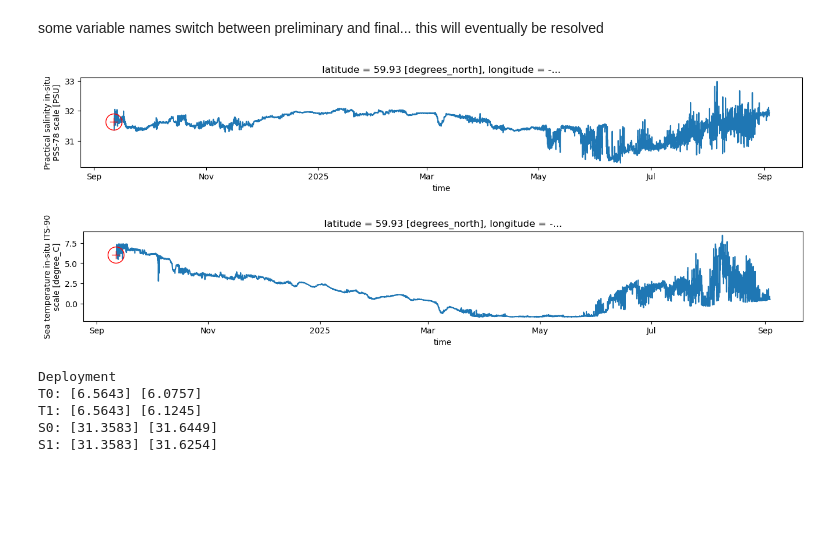
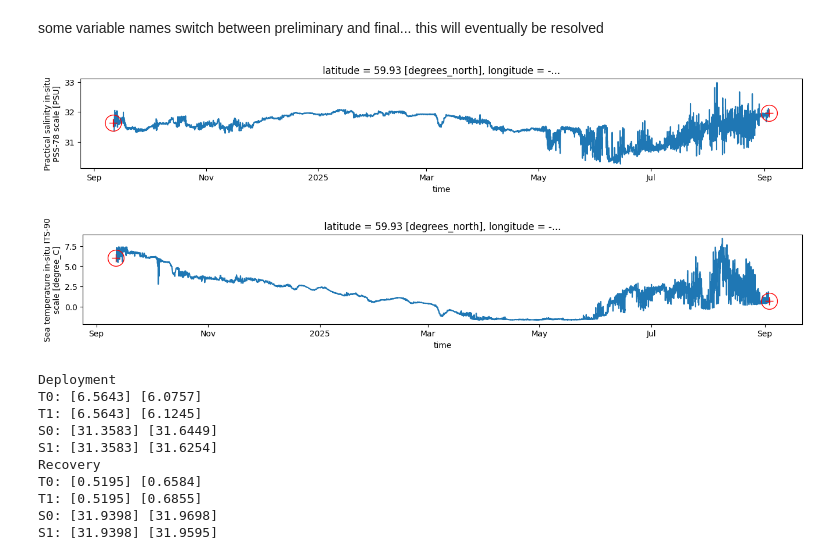
Before and after one commit to NOAA-PMEL/EcoFOCI_FieldOps_Documentation, a Jupyter notebook: DataProcessingDocumentation/2. EcoFOCI_DataProcesssing_Records/moorings/2024/24bs5a/EcoFOCIpy_24bs5a_s37_1678.ipynb, the cells around one changed output. Drawn from its saved outputs; the diff is of its cells as text; code cells hidden in the pictures; blank space fills up the shorter version.

```diff
--- a/DataProcessingDocumentation/2. EcoFOCI_DataProcesssing_Records/moorings/2024/24bs5a/EcoFOCIpy_24bs5a_s37_1678.ipynb
+++ b/DataProcessingDocumentation/2. EcoFOCI_DataProcesssing_Records/moorings/2024/24bs5a/EcoFOCIpy_24bs5a_s37_1678.ipynb
@@ -307,35 +307,35 @@ rec_details = {'url':"http://ecofoci-field.pmel.noaa.gov:8082/erddap",
               }
 
 depcast = erddap.erddapCTDretrieve(**dep_details)
-# reccast = erddap.erddapCTDretrieve(**rec_details)
+reccast = erddap.erddapCTDretrieve(**rec_details)
 # %% [markdown]
 some variable names switch between preliminary and final... this will eventually be resolved
 # %%
 depcast.columns = [x.split()[0] for x in depcast.columns]
-# reccast.columns = [x.split()[0] for x in reccast.columns]
+reccast.columns = [x.split()[0] for x in reccast.columns]
 # %%
 #plot ctd values with a small circular radius and zoom in on near their equivalent mooring time span, we are looking for visual discrepencies
 #cycle through each depth and plot respective plot
 depth = int(mooring_config['Instrumentation'][instrument]['ActualDepth'])
 
 fig, ax = plt.subplots(1,figsize=(16, 2))
 sbe37_wop_nc.autotrim_time().salinity.plot(x="time",hue="depth",ax=ax, add_legend=False);
-# ax.plot(pd.to_datetime(reccast[reccast['pressure'] == depth]['time']),
-#         reccast[reccast['pressure'] == depth]['S_41'],
-#         'o',markersize=20,markerfacecolor='none',markeredgecolor='red')
-# ax.plot(pd.to_datetime(reccast[reccast['pressure'] == depth]['time']),
-#         reccast[reccast['pressure'] == depth]['S_41'],
-#         '+',markersize=10,markerfacecolor='none',markeredgecolor='red')
+ax.plot(pd.to_datetime(reccast[reccast['pressure'] == depth]['time']),
+        reccast[reccast['pressure'] == depth]['S_41'],
+        'o',markersize=20,markerfacecolor='none',markeredgecolor='red')
+ax.plot(pd.to_datetime(reccast[reccast['pressure'] == depth]['time']),
+        reccast[reccast['pressure'] == depth]['S_41'],
+        '+',markersize=10,markerfacecolor='none',markeredgecolor='red')
 ax.plot(pd.to_datetime(depcast[depcast['pressure'] == depth]['time']),
         depcast[depcast['pressure'] == depth]['S_41'],
         'o',markersize=20,markerfacecolor='none',markeredgecolor='red')
 ax.plot(pd.to_datetime(depcast[depcast['pressure'] == depth]['time']),
         depcast[depcast['pressure'] == depth]['S_41'],
         '+',markersize=10,markerfacecolor='none',markeredgecolor='red')
 
 fig.savefig(f"images/{filename.replace('nc','_salCal.png')}")
 # %% [output]
-[figure, old version]
+[figure, new version]
 # %%
 #plot ctd values with a small circular radius and zoom in on near their equivalent mooring time span, we are looking for visual discrepencies
 #cycle through each depth and plot respective plot
@@ -343,12 +343,12 @@ fig.savefig(f"images/{filename.replace('nc','_salCal.png')}")
 
 fig, ax = plt.subplots(1,figsize=(16, 2))
 sbe37_wop_nc.autotrim_time().temperature.plot(x="time",hue="depth",ax=ax, add_legend=False);
-# ax.plot(pd.to_datetime(reccast[reccast['pressure'] == depth]['time']),
-#         reccast[reccast['pressure'] == depth]['T_28'],
-#         'o',markersize=20,markerfacecolor='none',markeredgecolor='red')
-# ax.plot(pd.to_datetime(reccast[reccast['pressure'] == depth]['time']),
-#         reccast[reccast['pressure'] == depth]['T_28'],
-#         '+',markersize=10,markerfacecolor='none',markeredgecolor='red')
+ax.plot(pd.to_datetime(reccast[reccast['pressure'] == depth]['time']),
+        reccast[reccast['pressure'] == depth]['T_28'],
+        'o',markersize=20,markerfacecolor='none',markeredgecolor='red')
+ax.plot(pd.to_datetime(reccast[reccast['pressure'] == depth]['time']),
+        reccast[reccast['pressure'] == depth]['T_28'],
+        '+',markersize=10,markerfacecolor='none',markeredgecolor='red')
 ax.plot(pd.to_datetime(depcast[depcast['pressure'] == depth]['time']),
         depcast[depcast['pressure'] == depth]['T_28'],
         'o',markersize=20,markerfacecolor='none',markeredgecolor='red')
@@ -358,7 +358,7 @@ ax.plot(pd.to_datetime(depcast[depcast['pressure'] == depth]['time']),
 
 fig.savefig(f"images/{filename.replace('nc','_tempCal.png')}")
 # %% [output]
-[figure, old version]
+[figure, new version]
 # %%
 #print collocated cast comparison
 mooring = sbe37_wop_nc.autotrim_time().sel(time=datetime.datetime.strptime(depcast['time'].unique()[0],
@@ -370,17 +370,22 @@ print('T1:',mooring.temperature.values[0][0],depcast[depcast['pressure'] == dept
 print('S0:',mooring.salinity.values[0][0],depcast[depcast['pressure'] == depth]['S_41'].values)
 print('S1:',mooring.salinity.values[0][0],depcast[depcast['pressure'] == depth]['S_42'].values)
 
-# mooring = sbe37_wop_nc.autotrim_time().sel(time=datetime.datetime.strptime(reccast['time'].unique()[0],
-#                                                                  '%Y-%m-%dT%H:%M:%SZ'),
-#                                  method='nearest')
-# print('Recovery')
-# print('T0:',mooring.temperature.values[0][0],reccast[reccast['pressure'] == depth]['T_28'].values)
-# print('T1:',mooring.temperature.values[0][0],reccast[reccast['pressure'] == depth]['T2_35'].values)
-# print('S0:',mooring.salinity.values[0][0],reccast[reccast['pressure'] == depth]['S_41'].values)
-# print('S1:',mooring.salinity.values[0][0],reccast[reccast['pressure'] == depth]['S_42'].values)
+mooring = sbe37_wop_nc.autotrim_time().sel(time=datetime.datetime.strptime(reccast['time'].unique()[0],
+                                                                 '%Y-%m-%dT%H:%M:%SZ'),
+                                 method='nearest')
+print('Recovery')
+print('T0:',mooring.temperature.values[0][0],reccast[reccast['pressure'] == depth]['T_28'].values)
+print('T1:',mooring.temperature.values[0][0],reccast[reccast['pressure'] == depth]['T2_35'].values)
+print('S0:',mooring.salinity.values[0][0],reccast[reccast['pressure'] == depth]['S_41'].values)
+print('S1:',mooring.salinity.values[0][0],reccast[reccast['pressure'] == depth]['S_42'].values)
 # %% [output]
 Deployment
 T0: [6.5643] [6.0757]
 T1: [6.5643] [6.1245]
 S0: [31.3583] [31.6449]
 S1: [31.3583] [31.6254]
+Recovery
+T0: [0.5195] [0.6584]
+T1: [0.5195] [0.6855]
+S0: [31.9398] [31.9698]
+S1: [31.9398] [31.9595]
```
Also changed, not shown: parts of 1 cell of this notebook, 47 other files.
